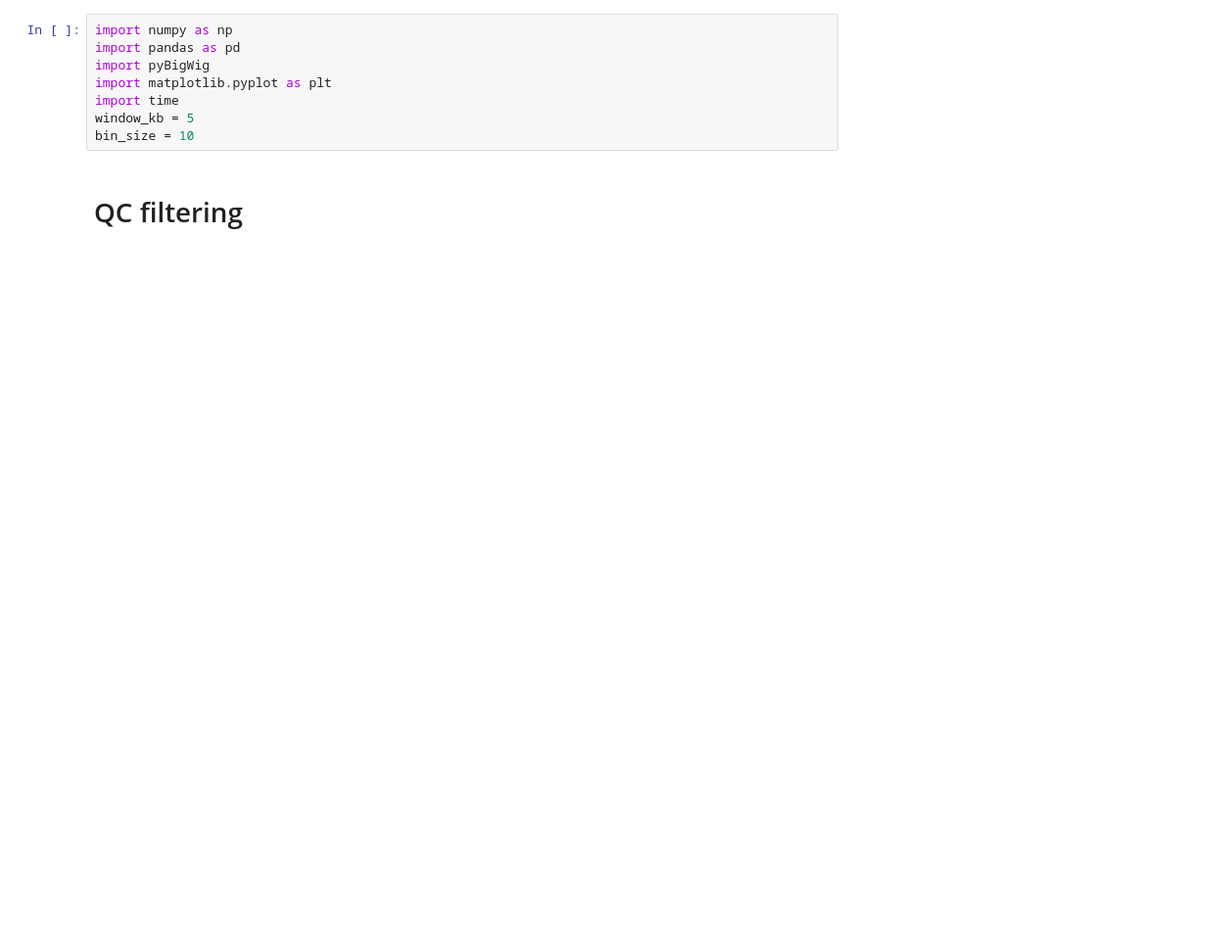
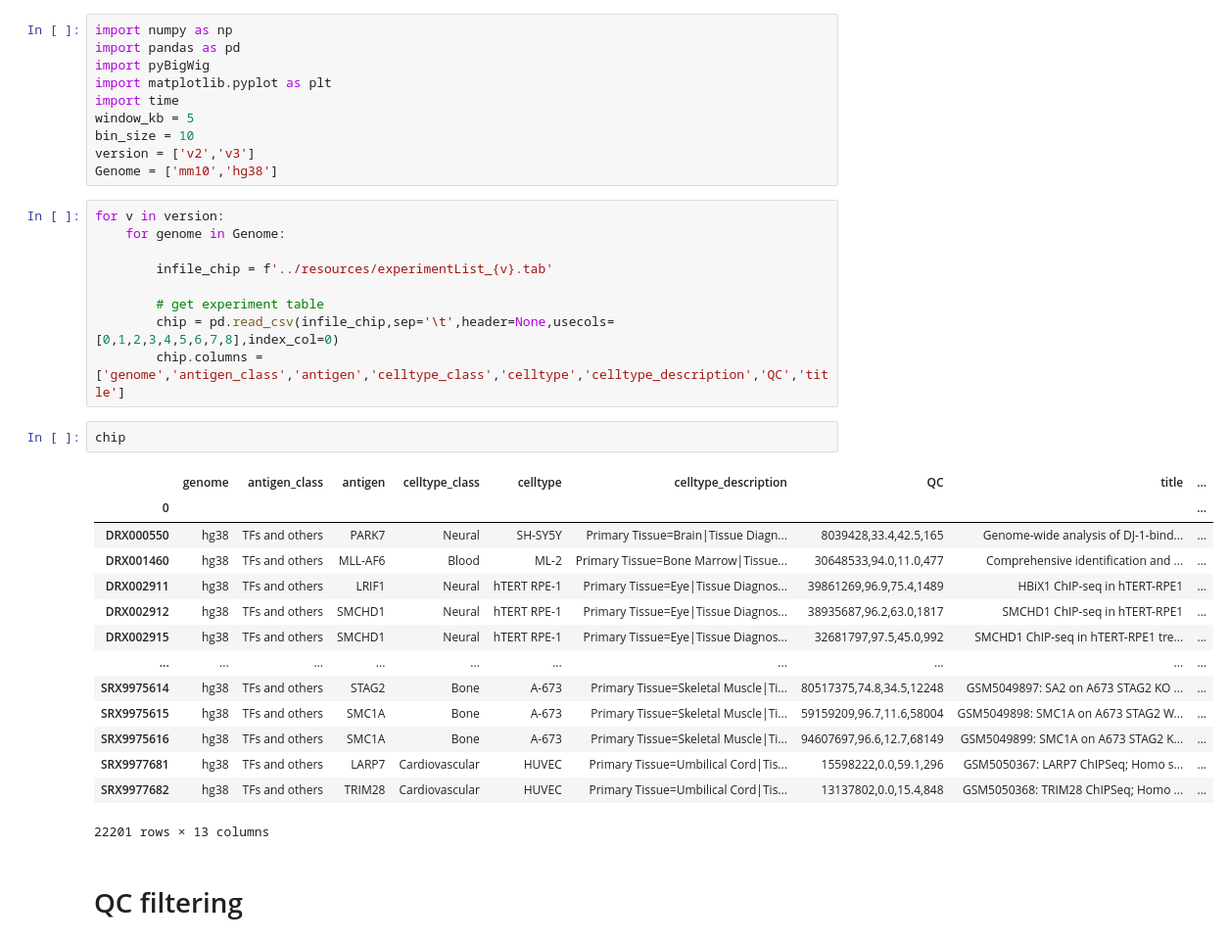
Before and after one commit to naef-lab/ChIP_atlas, a Jupyter notebook: notebooks/chip_binning.ipynb, the cells around one changed output. Shown at 98% size. Drawn from its saved outputs; the diff is of its cells as text; blank space fills up the shorter version.

Commit message:
Chip v3 (upnae)

```diff
--- a/notebooks/chip_binning.ipynb
+++ b/notebooks/chip_binning.ipynb
@@ -6,6 +6,34 @@ import matplotlib.pyplot as plt
 import time
 window_kb = 5
 bin_size = 10
+version = ['v2','v3']
+Genome = ['mm10','hg38']
+# %%
+for v in version:
+    for genome in Genome:
+
+        infile_chip = f'../resources/experimentList_{v}.tab'
+
+        # get experiment table
+        chip = pd.read_csv(infile_chip,sep='\t',header=None,usecols=[0,1,2,3,4,5,6,7,8],index_col=0)
+        chip.columns = ['genome','antigen_class','antigen','celltype_class','celltype','celltype_description','QC','title']
+# %%
+chip
+# %% [output]
+|  | genome | antigen_class | antigen | celltype_class | celltype | celltype_description | QC | title | ... |
+| 0 |  |  |  |  |  |  |  |  | ... |
+| DRX000550 | hg38 | TFs and others | PARK7 | Neural | SH-SY5Y | Primary Tissue=Brain|Tissue Diagn... | 8039428,33.4,42.5,165 | Genome-wide analysis of DJ-1-bind... | ... |
+| DRX001460 | hg38 | TFs and others | MLL-AF6 | Blood | ML-2 | Primary Tissue=Bone Marrow|Tissue... | 30648533,94.0,11.0,477 | Comprehensive identification and ... | ... |
+| DRX002911 | hg38 | TFs and others | LRIF1 | Neural | hTERT RPE-1 | Primary Tissue=Eye|Tissue Diagnos... | 39861269,96.9,75.4,1489 | HBiX1 ChIP-seq in hTERT-RPE1 | ... |
+| DRX002912 | hg38 | TFs and others | SMCHD1 | Neural | hTERT RPE-1 | Primary Tissue=Eye|Tissue Diagnos... | 38935687,96.2,63.0,1817 | SMCHD1 ChIP-seq in hTERT-RPE1 | ... |
+| DRX002915 | hg38 | TFs and others | SMCHD1 | Neural | hTERT RPE-1 | Primary Tissue=Eye|Tissue Diagnos... | 32681797,97.5,45.0,992 | SMCHD1 ChIP-seq in hTERT-RPE1 tre... | ... |
+| ... | ... | ... | ... | ... | ... | ... | ... | ... | ... |
+| SRX9975614 | hg38 | TFs and others | STAG2 | Bone | A-673 | Primary Tissue=Skeletal Muscle|Ti... | 80517375,74.8,34.5,12248 | GSM5049897: SA2 on A673 STAG2 KO ... | ... |
+| SRX9975615 | hg38 | TFs and others | SMC1A | Bone | A-673 | Primary Tissue=Skeletal Muscle|Ti... | 59159209,96.7,11.6,58004 | GSM5049898: SMC1A on A673 STAG2 W... | ... |
+| SRX9975616 | hg38 | TFs and others | SMC1A | Bone | A-673 | Primary Tissue=Skeletal Muscle|Ti... | 94607697,96.6,12.7,68149 | GSM5049899: SMC1A on A673 STAG2 K... | ... |
+| SRX9977681 | hg38 | TFs and others | LARP7 | Cardiovascular | HUVEC | Primary Tissue=Umbilical Cord|Tis... | 15598222,0.0,59.1,296 | GSM5050367: LARP7 ChIPSeq; Homo s... | ... |
+| SRX9977682 | hg38 | TFs and others | TRIM28 | Cardiovascular | HUVEC | Primary Tissue=Umbilical Cord|Tis... | 13137802,0.0,15.4,848 | GSM5050368: TRIM28 ChIPSeq; Homo ... | ... |
+22201 rows × 13 columns
 # %% [markdown]
 # QC filtering
 # %%
```
Also changed, not shown: parts of 7 cells of this notebook, 3 other files.
